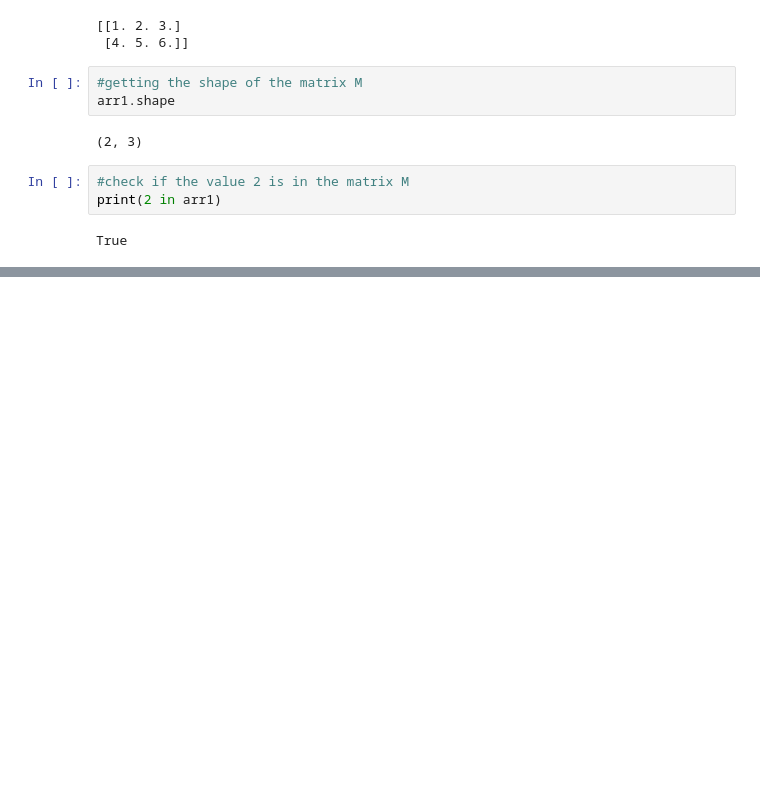
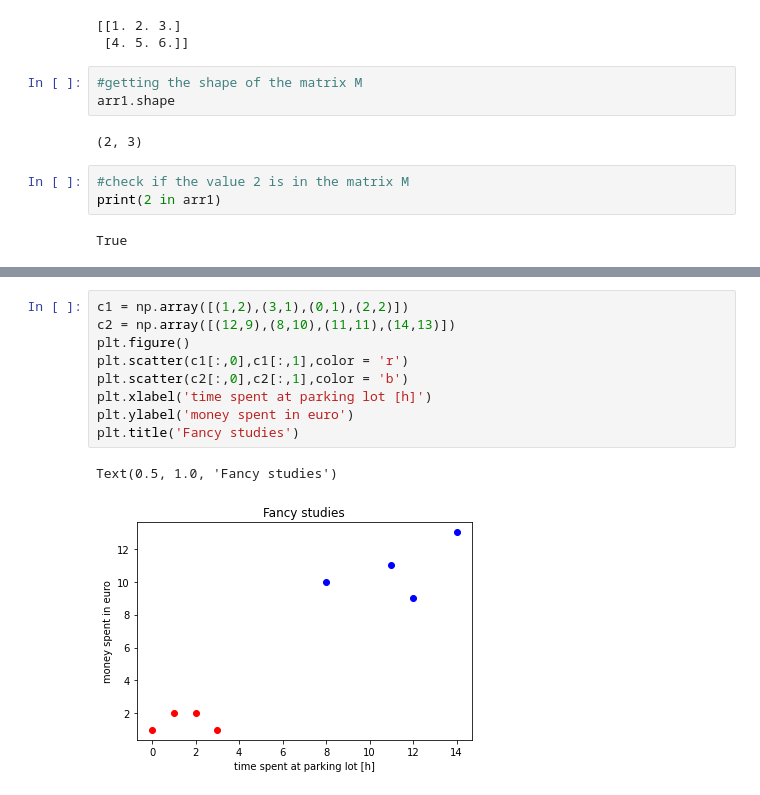
Before and after one commit to BinuraRanasingha/MLOM-Practicals, a Jupyter notebook: Python.ipynb, the cells around one changed output, grey strips where cells are left out. Cells and saved outputs as stored; diff of their text form; blank space fills up the shorter version.

```diff
--- a/Python.ipynb
+++ b/Python.ipynb
@@ -158,0 +243,12 @@ True
+# %%
+c1 = np.array([(1,2),(3,1),(0,1),(2,2)])
+c2 = np.array([(12,9),(8,10),(11,11),(14,13)])
+plt.figure()
+plt.scatter(c1[:,0],c1[:,1],color = 'r')
+plt.scatter(c2[:,0],c2[:,1],color = 'b')
+plt.xlabel('time spent at parking lot [h]')
+plt.ylabel('money spent in euro')
+plt.title('Fancy studies')
+# %% [output]
+Text(0.5, 1.0, 'Fancy studies')
+[figure, added]
```
Also changed, not shown: parts of 12 cells of this notebook.
